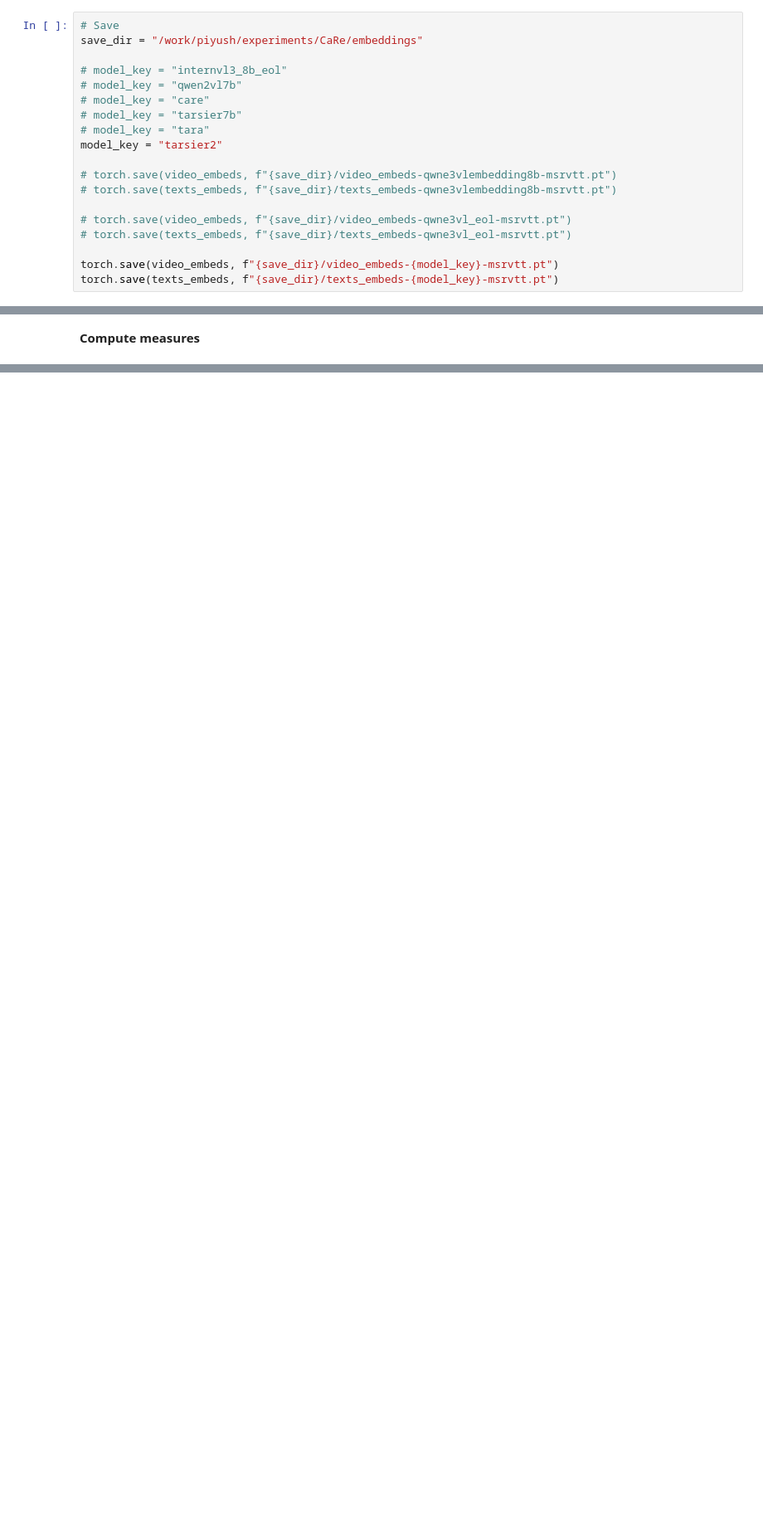
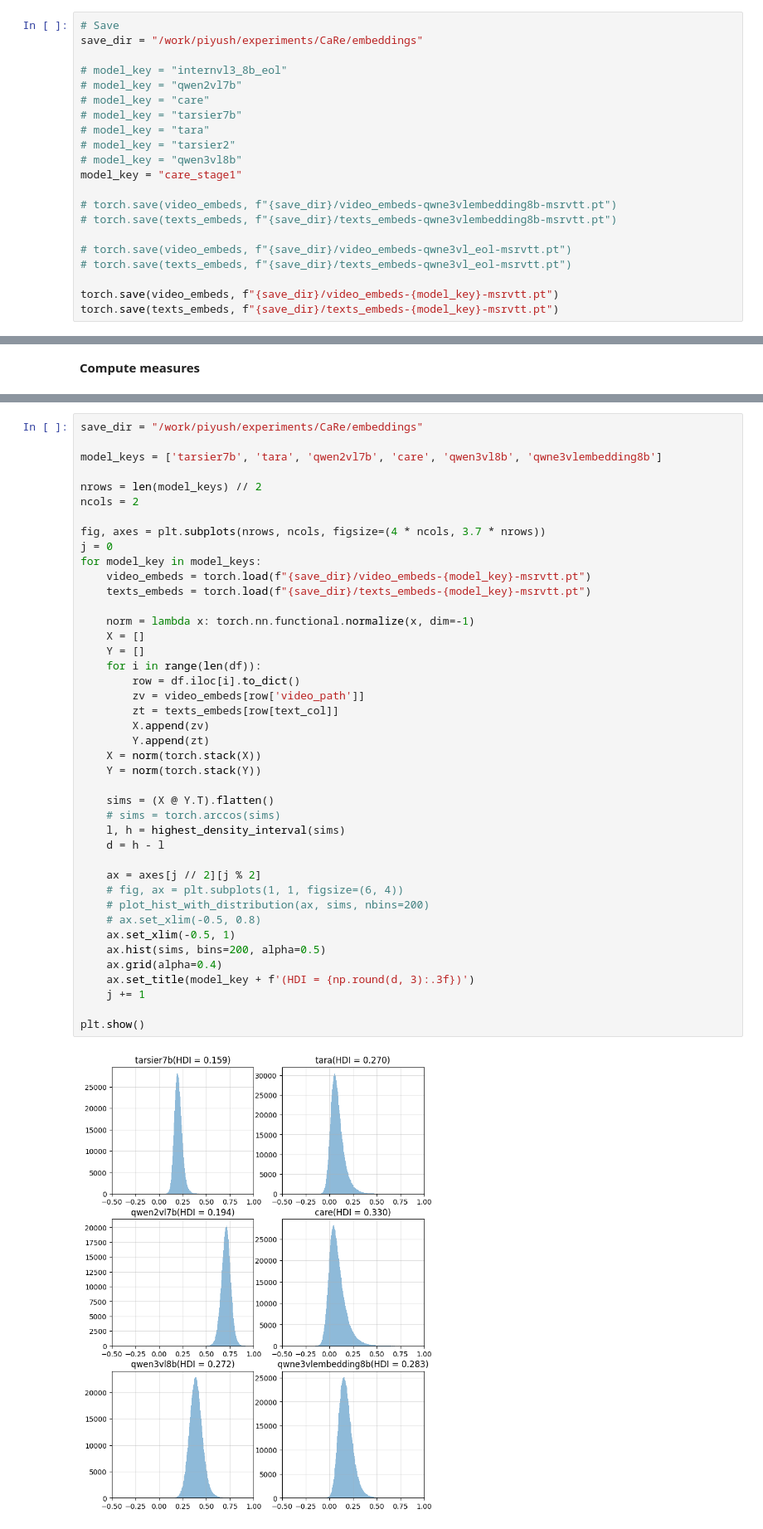
Before and after one commit to bpiyush/CaReBench, a Jupyter notebook: mllm4emb/measure_modgap.ipynb, the cells around one changed output, grey strips where cells are left out. Shown at 83% size. Saved outputs shown, nothing was run; the diff lists cells and outputs as text; blank space fills up the shorter version.

```diff
--- a/mllm4emb/measure_modgap.ipynb
+++ b/mllm4emb/measure_modgap.ipynb
@@ -382,7 +356,9 @@ save_dir = "/work/piyush/experiments/CaRe/embeddings"
 # model_key = "care"
 # model_key = "tarsier7b"
 # model_key = "tara"
-model_key = "tarsier2"
+# model_key = "tarsier2"
+# model_key = "qwen3vl8b"
+model_key = "care_stage1"
 
 # torch.save(video_embeds, f"{save_dir}/video_embeds-qwne3vlembedding8b-msrvtt.pt")
 # torch.save(texts_embeds, f"{save_dir}/texts_embeds-qwne3vlembedding8b-msrvtt.pt")
@@ -577,0 +592,44 @@ plt.show()
+# %%
+save_dir = "/work/piyush/experiments/CaRe/embeddings"
+
+model_keys = ['tarsier7b', 'tara', 'qwen2vl7b', 'care', 'qwen3vl8b', 'qwne3vlembedding8b']
+
+nrows = len(model_keys) // 2
+ncols = 2
+
+fig, axes = plt.subplots(nrows, ncols, figsize=(4 * ncols, 3.7 * nrows))
+j = 0
+for model_key in model_keys:
+    video_embeds = torch.load(f"{save_dir}/video_embeds-{model_key}-msrvtt.pt")
+    texts_embeds = torch.load(f"{save_dir}/texts_embeds-{model_key}-msrvtt.pt")
+
+    norm = lambda x: torch.nn.functional.normalize(x, dim=-1)
+    X = []
+    Y = []
+    for i in range(len(df)):
+        row = df.iloc[i].to_dict()
+        zv = video_embeds[row['video_path']]
+        zt = texts_embeds[row[text_col]]
+        X.append(zv)
+        Y.append(zt)
+    X = norm(torch.stack(X))
+    Y = norm(torch.stack(Y))
+
+    sims = (X @ Y.T).flatten()
+    # sims = torch.arccos(sims)
+    l, h = highest_density_interval(sims)
+    d = h - l
+
+    ax = axes[j // 2][j % 2]
+    # fig, ax = plt.subplots(1, 1, figsize=(6, 4))
+    # plot_hist_with_distribution(ax, sims, nbins=200)
+    # ax.set_xlim(-0.5, 0.8)
+    ax.set_xlim(-0.5, 1)
+    ax.hist(sims, bins=200, alpha=0.5)
+    ax.grid(alpha=0.4)
+    ax.set_title(model_key + f'(HDI = {np.round(d, 3):.3f})')
+    j += 1
+
+plt.show()
+# %% [output]
+[figure, added]
```
Also changed, not shown: parts of 17 cells of this notebook, 12 other files.
